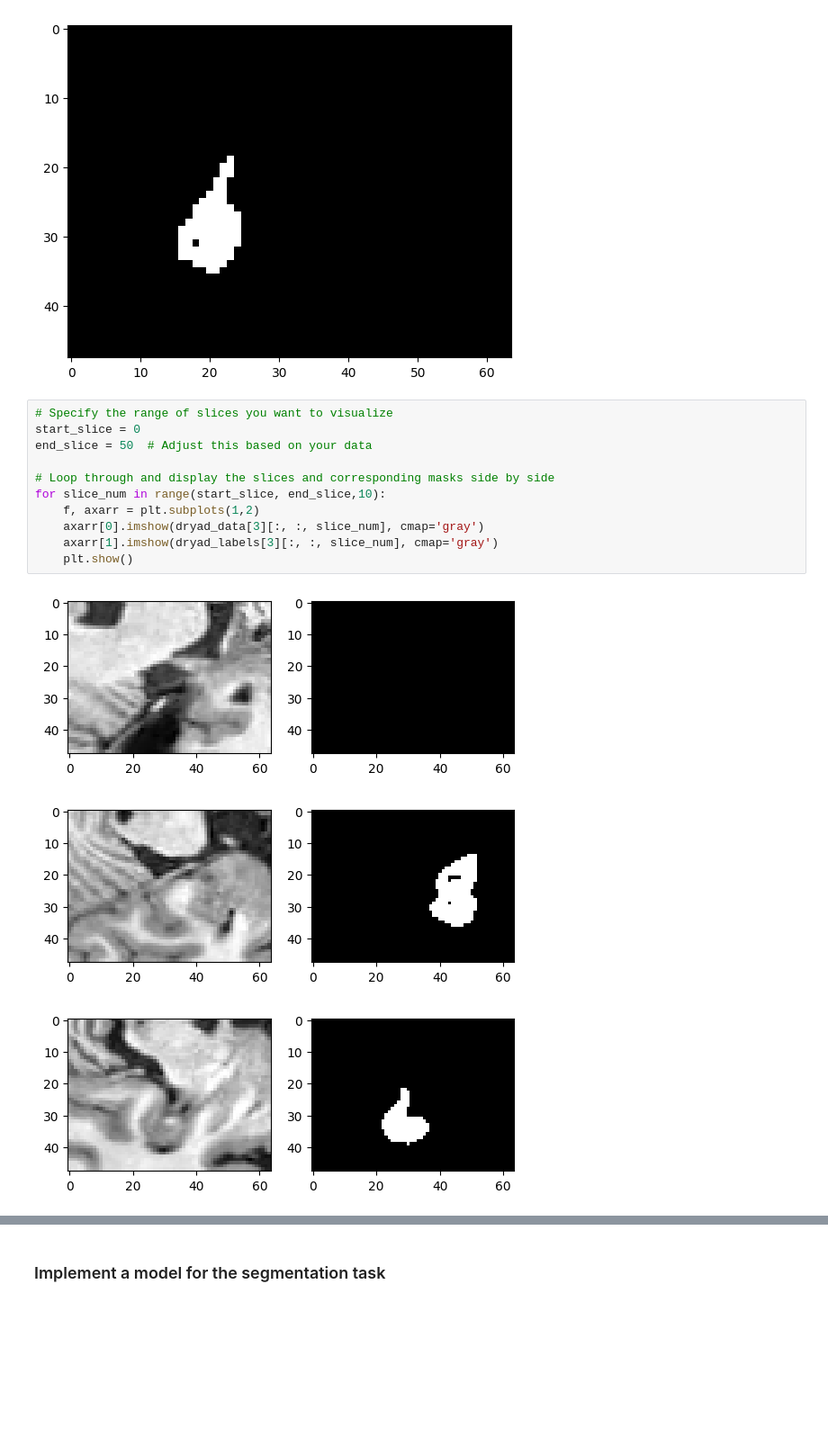
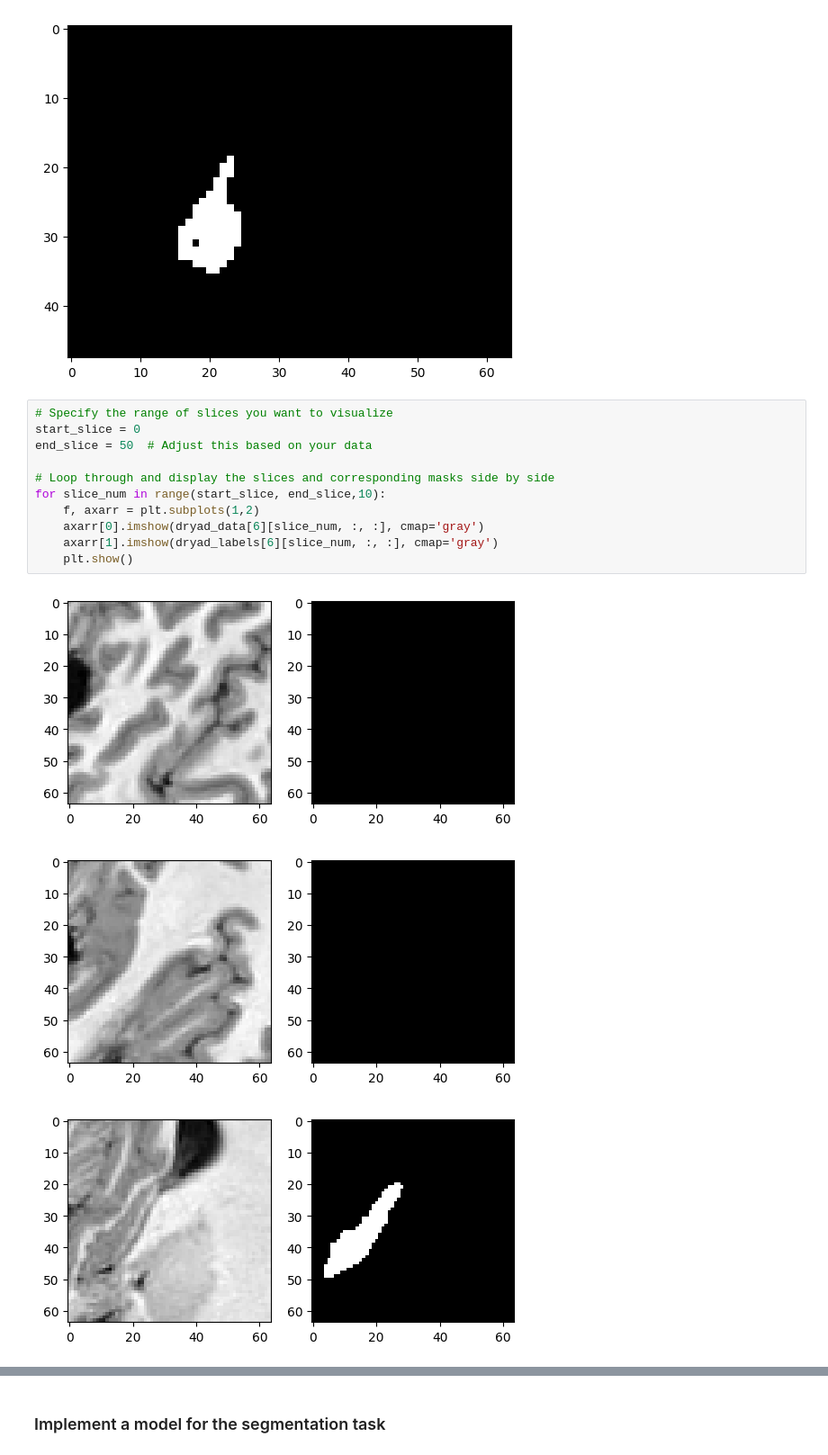
Before and after one commit to Anika-Roy/Hippocampus-Segmentation, a Jupyter notebook: task.ipynb, the cells around one changed output, grey strips where cells are left out. Shown at 90% size. Cells and saved outputs as stored; diff of their text form; blank space fills up the shorter version.

```diff
--- a/task.ipynb
+++ b/task.ipynb
@@ -119,15 +119,15 @@ plt.show()
 # %%
 # Specify the range of slices you want to visualize
 start_slice = 0
 end_slice = 50  # Adjust this based on your data
 
 # Loop through and display the slices and corresponding masks side by side
 for slice_num in range(start_slice, end_slice,10):
     f, axarr = plt.subplots(1,2)
-    axarr[0].imshow(dryad_data[3][:, :, slice_num], cmap='gray')
-    axarr[1].imshow(dryad_labels[3][:, :, slice_num], cmap='gray')
+    axarr[0].imshow(dryad_data[6][slice_num, :, :], cmap='gray')
+    axarr[1].imshow(dryad_labels[6][slice_num, :, :], cmap='gray')
     plt.show()
 # %% [output]
-[figure, old version]
+[figure, new version]
-[figure, old version]
+[figure, new version]
-[figure, old version]
+[figure, new version]
```
Also changed, not shown: parts of 7 cells of this notebook.
